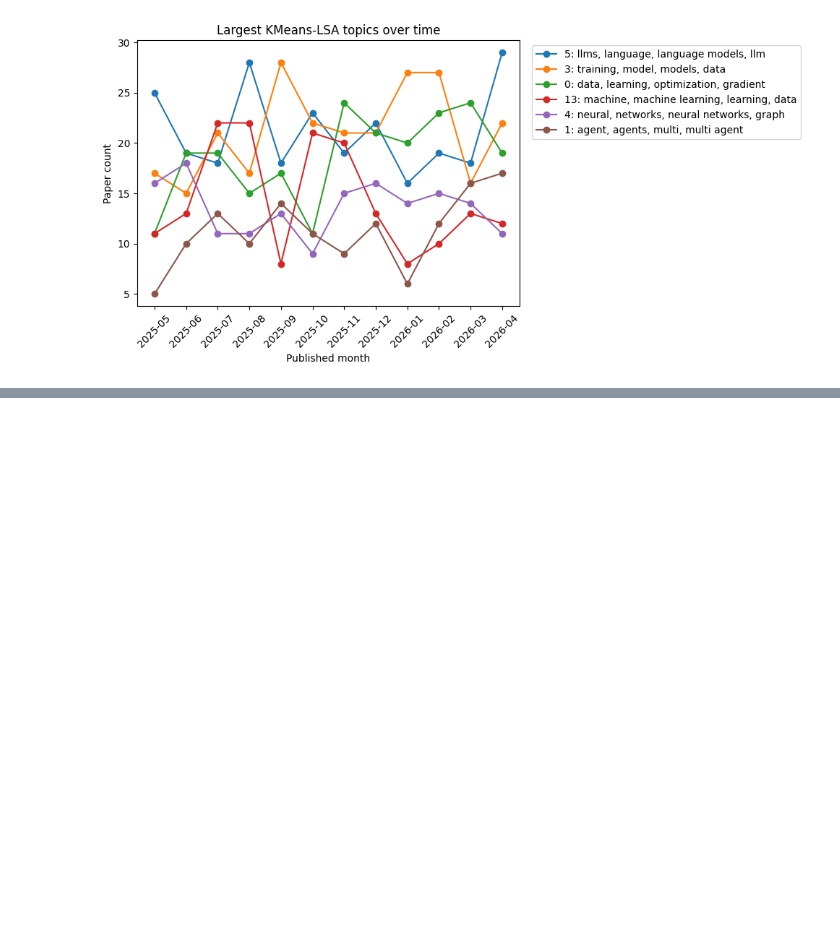
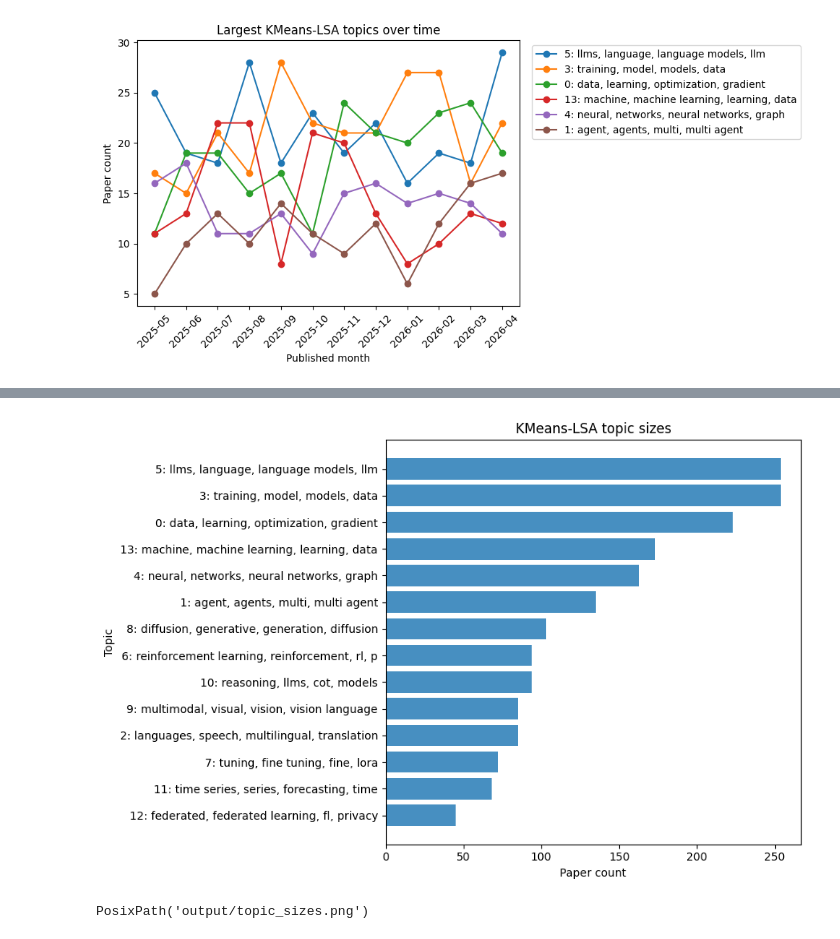
Before and after one commit to dobosipeter/usml_homework, a Jupyter notebook: arxiv_topics.ipynb, the cells around one changed output, grey strips where cells are left out. Saved outputs shown, nothing was run; the diff lists cells and outputs as text; code cells hidden in the pictures; blank space fills up the shorter version.

```diff
--- a/arxiv_topics.ipynb
+++ b/arxiv_topics.ipynb
@@ -805,0 +866,17 @@ plt.show()
+# %%
+topic_size_plot = topic_summary.sort_values("paper_count", ascending=True).copy()
+topic_size_plot["short_label"] = topic_size_plot["topic_id"].astype(str) + ": " + topic_size_plot["topic_label"].str.slice(0, 44)
+
+fig, ax = plt.subplots(figsize=(9, 6))
+ax.barh(topic_size_plot["short_label"], topic_size_plot["paper_count"], color="tab:blue", alpha=0.82)
+ax.set_title("KMeans-LSA topic sizes")
+ax.set_xlabel("Paper count")
+ax.set_ylabel("Topic")
+fig.tight_layout()
+fig.savefig(TOPIC_SIZE_PATH, dpi=180, bbox_inches="tight")
+plt.show()
+
+TOPIC_SIZE_PATH
+# %% [output]
+[figure, added]
+PosixPath('output/topic_sizes.png')
```
Also changed, not shown: parts of 7 cells of this notebook.
